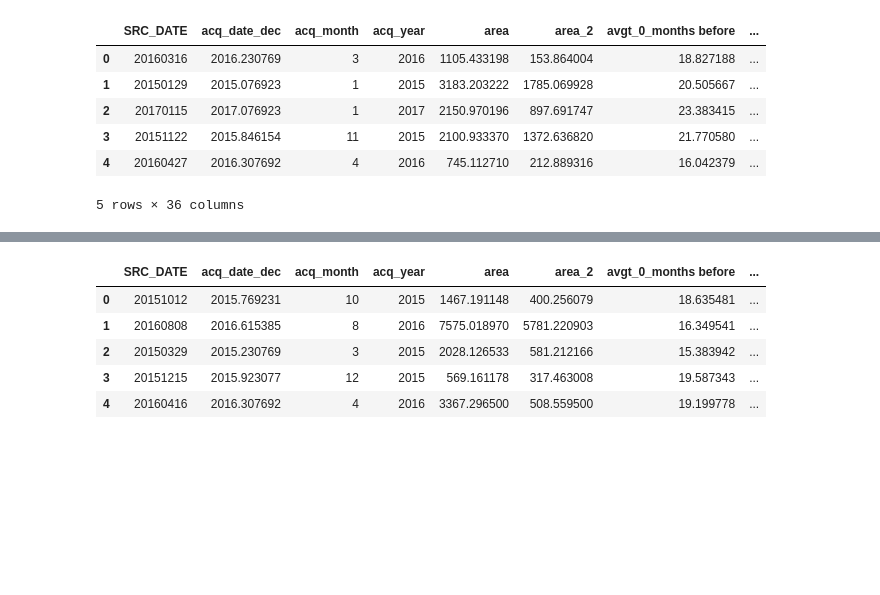
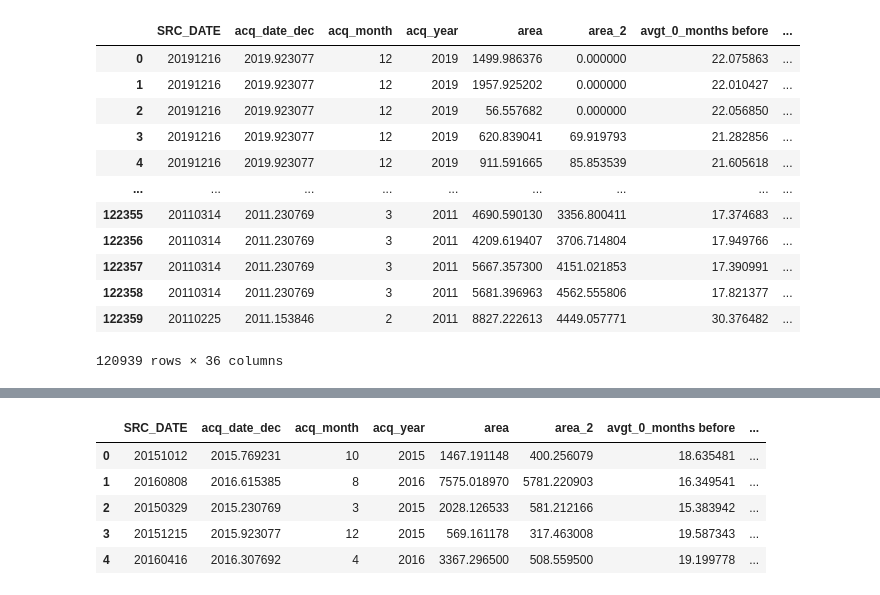
Before and after one commit to DPIRD-DMA/Weather-to-water, a Jupyter notebook: 2 Dam forecast train XGB.ipynb, the cells around one changed output, grey strips where cells are left out. Cells and saved outputs as stored; diff of their text form; code cells hidden in the pictures; blank space fills up the shorter version.

```diff
--- a/2 Dam forecast train XGB.ipynb
+++ b/2 Dam forecast train XGB.ipynb
@@ -27,14 +28,20 @@ max_value = 20000
 # %%
 # load up training data, do some cleaning
 training_data = pd.read_csv(training_data_path)
 training_data = training_data.reindex(sorted(training_data.columns), axis=1)
 training_data = (training_data[training_data['area'] < max_value])
-training_data.head()
+training_data
 # %% [output]
 |  | SRC_DATE | acq_date_dec | acq_month | acq_year | area | area_2 | avgt_0_months before | ... |
-| 0 | 20160316 | 2016.230769 | 3 | 2016 | 1105.433198 | 153.864004 | 18.827188 | ... |
-| 1 | 20150129 | 2015.076923 | 1 | 2015 | 3183.203222 | 1785.069928 | 20.505667 | ... |
-| 2 | 20170115 | 2017.076923 | 1 | 2017 | 2150.970196 | 897.691747 | 23.383415 | ... |
-| 3 | 20151122 | 2015.846154 | 11 | 2015 | 2100.933370 | 1372.636820 | 21.770580 | ... |
-| 4 | 20160427 | 2016.307692 | 4 | 2016 | 745.112710 | 212.889316 | 16.042379 | ... |
+| 0 | 20191216 | 2019.923077 | 12 | 2019 | 1499.986376 | 0.000000 | 22.075863 | ... |
+| 1 | 20191216 | 2019.923077 | 12 | 2019 | 1957.925202 | 0.000000 | 22.010427 | ... |
+| 2 | 20191216 | 2019.923077 | 12 | 2019 | 56.557682 | 0.000000 | 22.056850 | ... |
+| 3 | 20191216 | 2019.923077 | 12 | 2019 | 620.839041 | 69.919793 | 21.282856 | ... |
+| 4 | 20191216 | 2019.923077 | 12 | 2019 | 911.591665 | 85.853539 | 21.605618 | ... |
+| ... | ... | ... | ... | ... | ... | ... | ... | ... |
+| 122355 | 20110314 | 2011.230769 | 3 | 2011 | 4690.590130 | 3356.800411 | 17.374683 | ... |
+| 122356 | 20110314 | 2011.230769 | 3 | 2011 | 4209.619407 | 3706.714804 | 17.949766 | ... |
+| 122357 | 20110314 | 2011.230769 | 3 | 2011 | 5667.357300 | 4151.021853 | 17.390991 | ... |
+| 122358 | 20110314 | 2011.230769 | 3 | 2011 | 5681.396963 | 4562.555806 | 17.821377 | ... |
+| 122359 | 20110225 | 2011.153846 | 2 | 2011 | 8827.222613 | 4449.057771 | 30.376482 | ... |
-5 rows × 36 columns
+120939 rows × 36 columns
```
Also changed, not shown: parts of 38 cells of this notebook, 2 other files.
